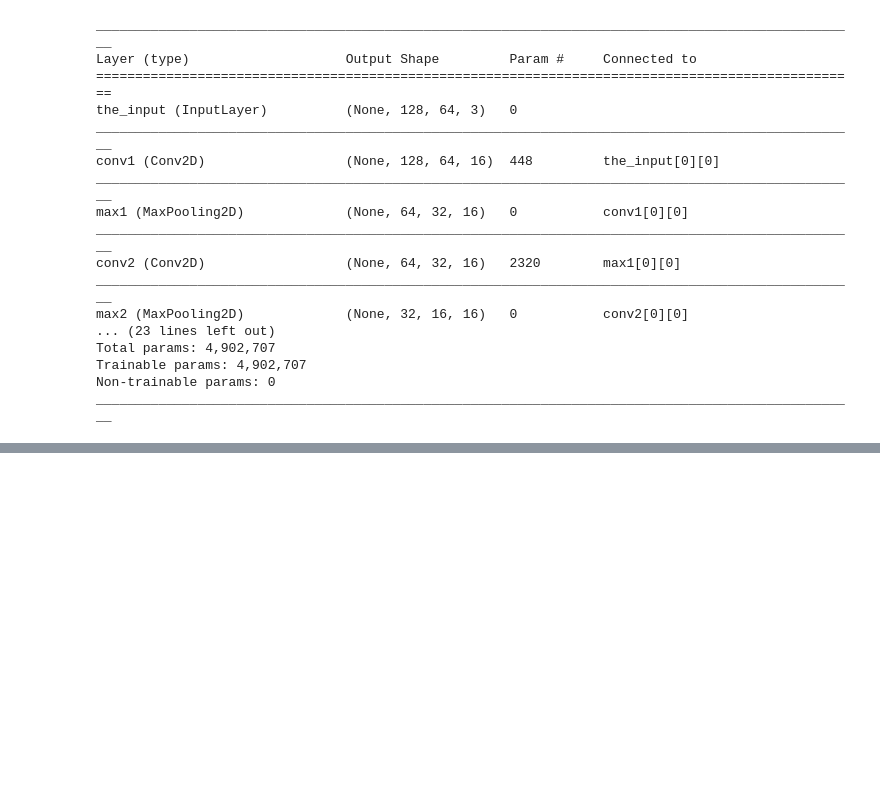
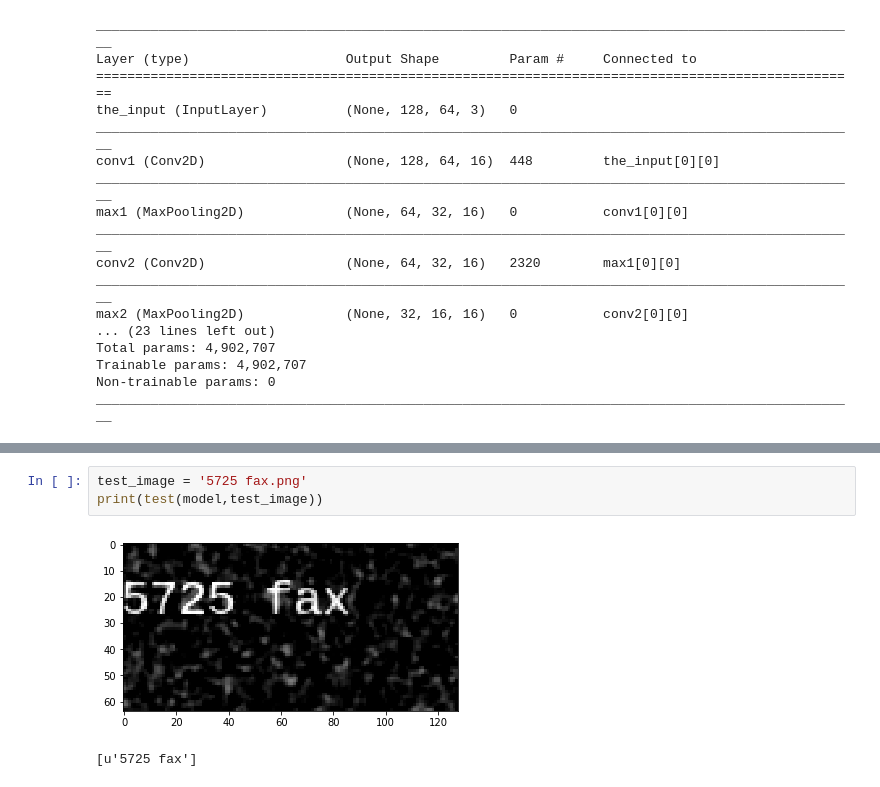
Before and after one commit to techgopal/OCR-Deep-Learning, a Jupyter notebook: src/main/ocr/ocr_result.ipynb, the cells around one changed output, grey strips where cells are left out. Saved outputs shown, nothing was run; the diff lists cells and outputs as text; blank space fills up the shorter version.

```diff
--- a/src/main/ocr/ocr_result.ipynb
+++ b/src/main/ocr/ocr_result.ipynb
@@ -132,0 +154,6 @@ print(test(model,'cheats.png'))
+# %%
+test_image = '5725 fax.png'
+print(test(model,test_image))
+# %% [output]
+[figure, added]
+[u'5725 fax']
```
Also changed, not shown: parts of 7 cells of this notebook.
